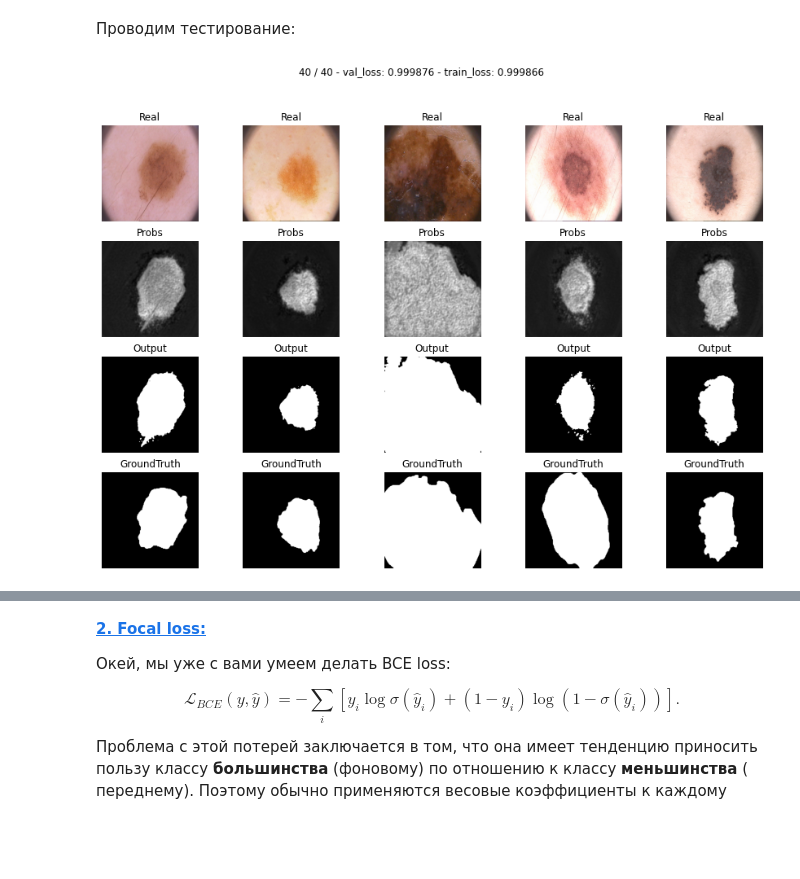
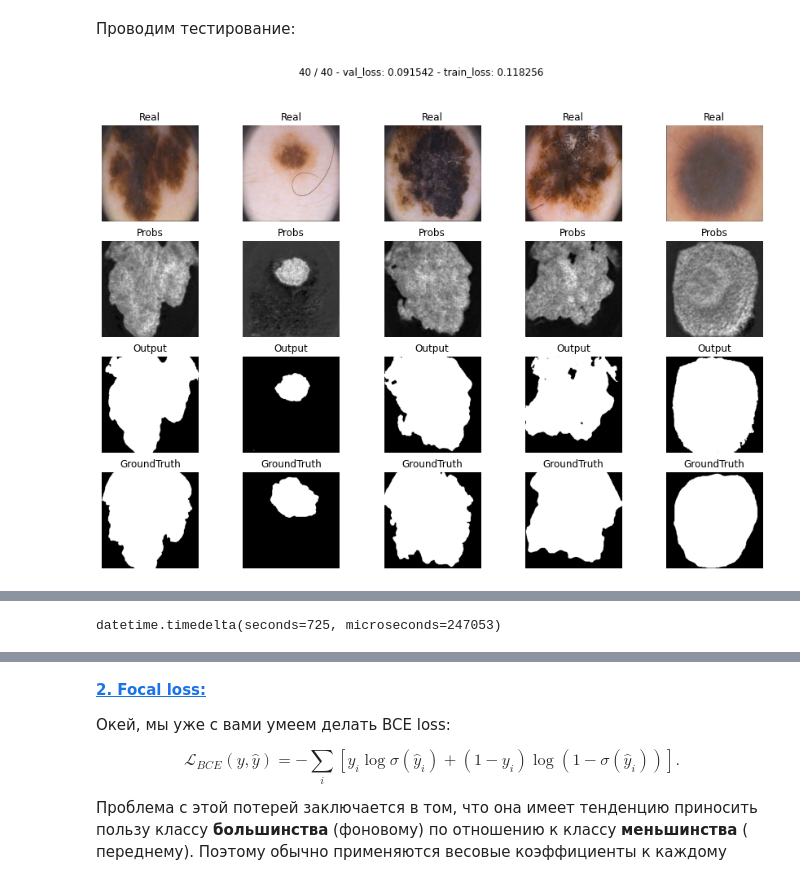
Before and after one commit to SofyPreo/sofypreo_dls, a Jupyter notebook: Segmentation/SofyPreo_semantic_segmentation.ipynb, the cells around one changed output, grey strips where cells are left out. Drawn from its saved outputs; the diff is of its cells as text; code cells hidden in the pictures; blank space fills up the shorter version.

Commit message:
dice loss error

```diff
--- a/Segmentation/SofyPreo_semantic_segmentation.ipynb
+++ b/Segmentation/SofyPreo_semantic_segmentation.ipynb
@@ -401,7 +401,7 @@ def train(model, opt, loss_fn, epochs, data_tr, data_val):
     history_val_loss = []
 
     for epoch in range(epochs):
-        tic = time()
+        #tic = time()
         print('* Epoch %d/%d' % (epoch+1, epochs))
 
         avg_loss = 0
@@ -428,7 +428,7 @@ def train(model, opt, loss_fn, epochs, data_tr, data_val):
             avg_loss += loss.detach().cpu().numpy() / len(data_tr)
 
         history_train_loss.append(avg_loss)
-        toc = time()
+        #toc = time()
         print('loss_train: %f' % avg_loss)
 
 
@@ -445,7 +445,7 @@ def train(model, opt, loss_fn, epochs, data_tr, data_val):
         avg_loss_val += loss_val.numpy()
         history_val_loss.append(avg_loss_val)
 
-        toc = time()
+        #toc = time()
         print('loss_val: %f' % avg_loss_val)
 
         # Visualize tools
@@ -575,24 +575,28 @@ $$\mathcal L_D(X,Y) = 1-\frac{1}{256 \times 256} \times \sum_i\frac{2X_iY_i}{X_i
 
 Не забудьте подумать о численной нестабильности, возникающей в математической формуле.
 # %%
-def dice_loss(y_pred, y_real, smooth=.01):
-    assert y_pred.shape[0] == y_real.shape[0], "predict & target batch size don't match"
-    dim0 = y_pred.shape[0]
-    output = torch.sigmoid(y_pred).float().contiguous().view(dim0, -1)
-    target = y_real.float().contiguous().view(dim0, -1)
+def dice_loss(y_pred, y_real, smooth=1e-8):
 
-    num = 2 * torch.sum(torch.mul(output, target), dim=1) + smooth
-    den = torch.sum(output + target, dim=1) + smooth #.pow(2) .abs()
+    output = torch.sigmoid(y_pred)
 
-    res = 1 - (num / den).sum() / 256 / 256
+    num = 2 * torch.sum(torch.mul(output, y_real), (1, 2, 3)) + smooth
+    den = torch.sum(output, (1, 2, 3)) + torch.sum(y_real, (1, 2, 3)) + smooth
+
+    res = 1 - torch.mean(num / den)
     return res
 # %% [markdown]
 Проводим тестирование:
 # %%
+import datetime
+
+start_time = datetime.datetime.now()
+
 model_dice = SegNet().to(device)
-
 max_epochs = 40
 optimizer = optim.Adam(model_dice.parameters())
 loss_tr_segnet_dice, loss_val_segnet_dice = train(model_dice, optimizer, dice_loss, max_epochs, data_tr, data_val)
+
+print('Time elapsed:', datetime.datetime.now() - start_time)
+segnet_dice_time = datetime.datetime.now() - start_time
 # %% [output]
-[figure, old version]
+[figure, new version]
@@ -599,3 +604,7 @@ loss_tr_segnet_dice, loss_val_segnet_dice = train(model_dice, optimizer, dice_lo
+# %%
+segnet_dice_time
+# %% [output]
+datetime.timedelta(seconds=725, microseconds=247053)
 # %%
 loss_segnet_dice_csv = pd.DataFrame(columns=['train', 'val'])
 loss_segnet_dice_csv['train'] = loss_tr_segnet_dice
```
Also changed, not shown: parts of 9 cells of this notebook, 2 other files.
